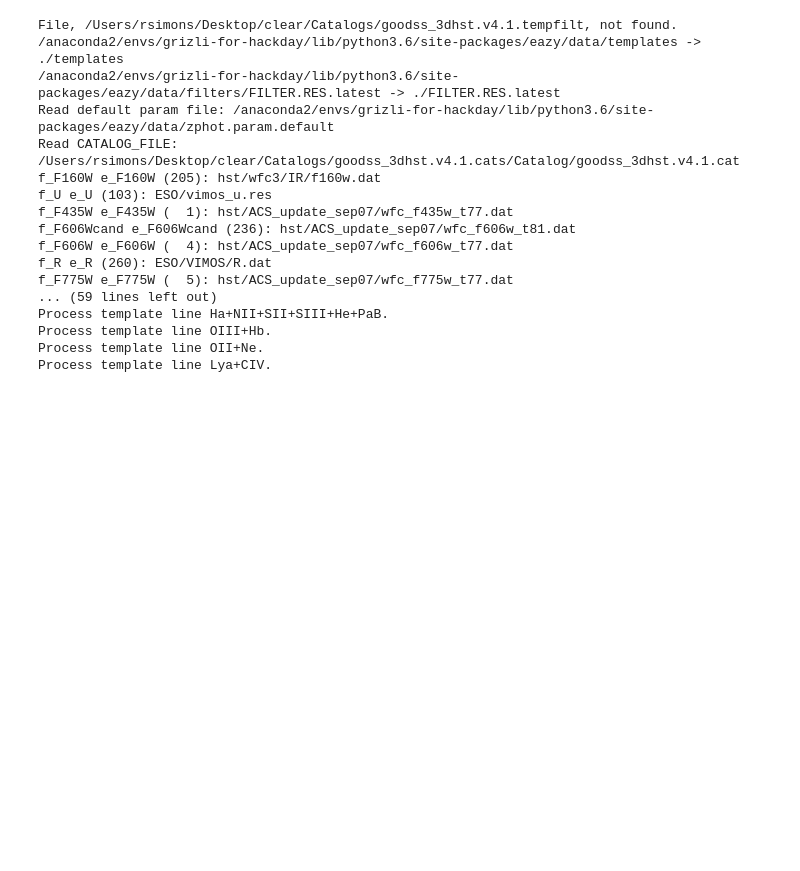
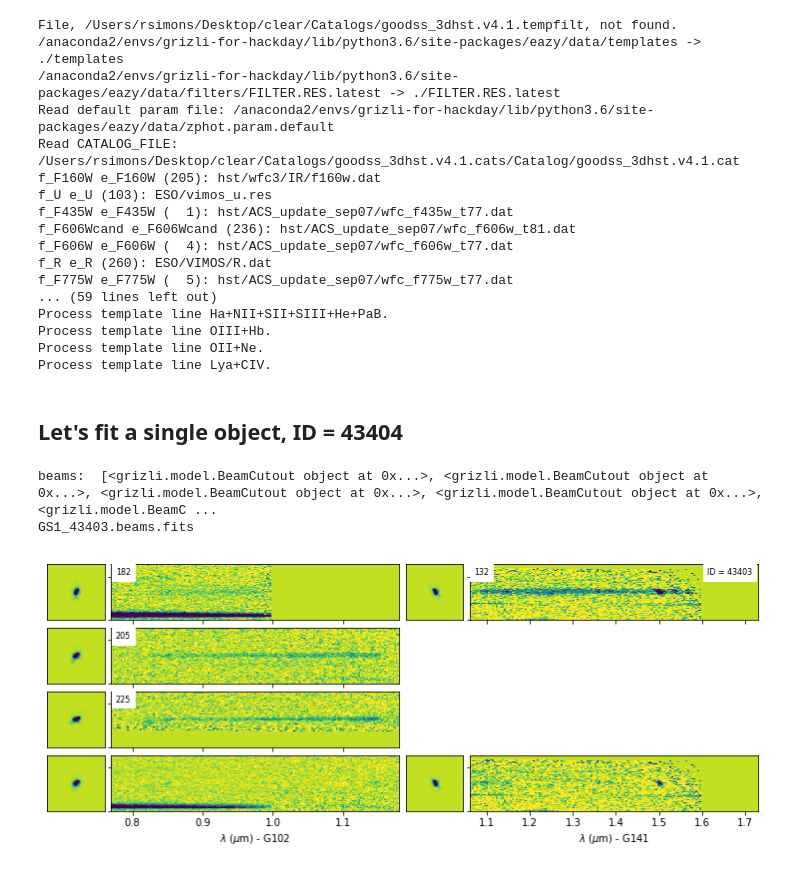
Before and after one commit to ivastar/clear, a Jupyter notebook: notebooks/grizli/grizli_model_and_fit.ipynb, the cells around one changed output. Drawn from its saved outputs; the diff is of its cells as text; code cells hidden in the pictures; blank space fills up the shorter version.

```diff
--- a/notebooks/grizli/grizli_model_and_fit.ipynb
+++ b/notebooks/grizli/grizli_model_and_fit.ipynb
@@ -354,3 +362,53 @@ Process template line Ha+NII+SII+SIII+He+PaB.
 Process template line OIII+Hb.
 Process template line OII+Ne.
 Process template line Lya+CIV.
+# %% [markdown]
+## Let's fit a single object, ID = 43404
+# %%
+id_fit = 43403
+beams = grp.get_beams(id_fit, size=80)
+print("beams: ", beams)
+mb = grizli.multifit.MultiBeam(beams, fcontam=1.0, group_name=field)
+mb.write_master_fits()
+
+# Fit polynomial model for initial continuum subtraction
+wave = np.linspace(2000,2.5e4,100)
+poly_templates = grizli.utils.polynomial_templates(
+    wave=wave,
+    order=7,
+    line=False)
+
+pfit = mb.template_at_z(
+    z=0,
+    templates=poly_templates,
+    fit_background=True,
+    fitter='lstsq',
+    fwhm=1400,
+    get_uncertainties=2)
+
+
+
+
+#grizli_fit(grp, id_fit = id_fit, field = field,
+#           use_pz_prior = False, use_phot = True, scale_phot = True,
+#           templ0 = templ0, templ1 = templ1, ep = ep, pline = pline,)
+# %% [output]
+beams:  [<grizli.model.BeamCutout object at 0x...>, <grizli.model.BeamCutout object at 0x...>, <grizli.model.BeamCutout object at 0x...>, <grizli.model.BeamCutout object at 0x...>, <grizli.model.BeamC ...
+GS1_43403.beams.fits
+# %%
+hdu, fig = mb.drizzle_grisms_and_PAs(
+    size=32,
+    fcontam=0.2,
+    flambda=False,
+    scale=1,
+    pixfrac=0.5,
+    kernel='point',
+    make_figure=True,
+    usewcs=False,
+    zfit=pfit,
+    diff=True)
+# Save drizzled ("stacked") 2D trace as PNG and FITS
+fig.savefig('{0}_{1:05d}.stack.png'.format(field, id_fit))
+hdu.writeto('{0}_{1:05d}.stack.fits'.format(field, id_fit), clobber=True)
+# %% [output]
+[figure, added]
```
Also changed, not shown: parts of 9 cells of this notebook, 1 other file.
